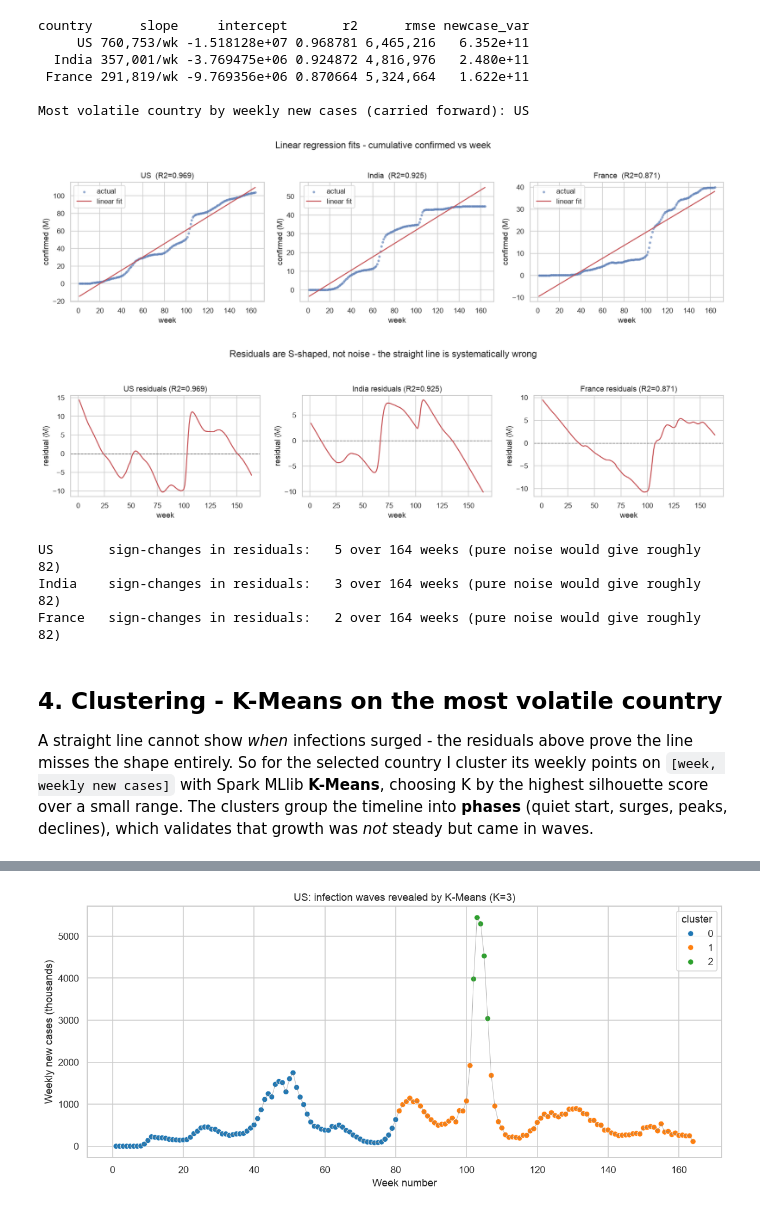
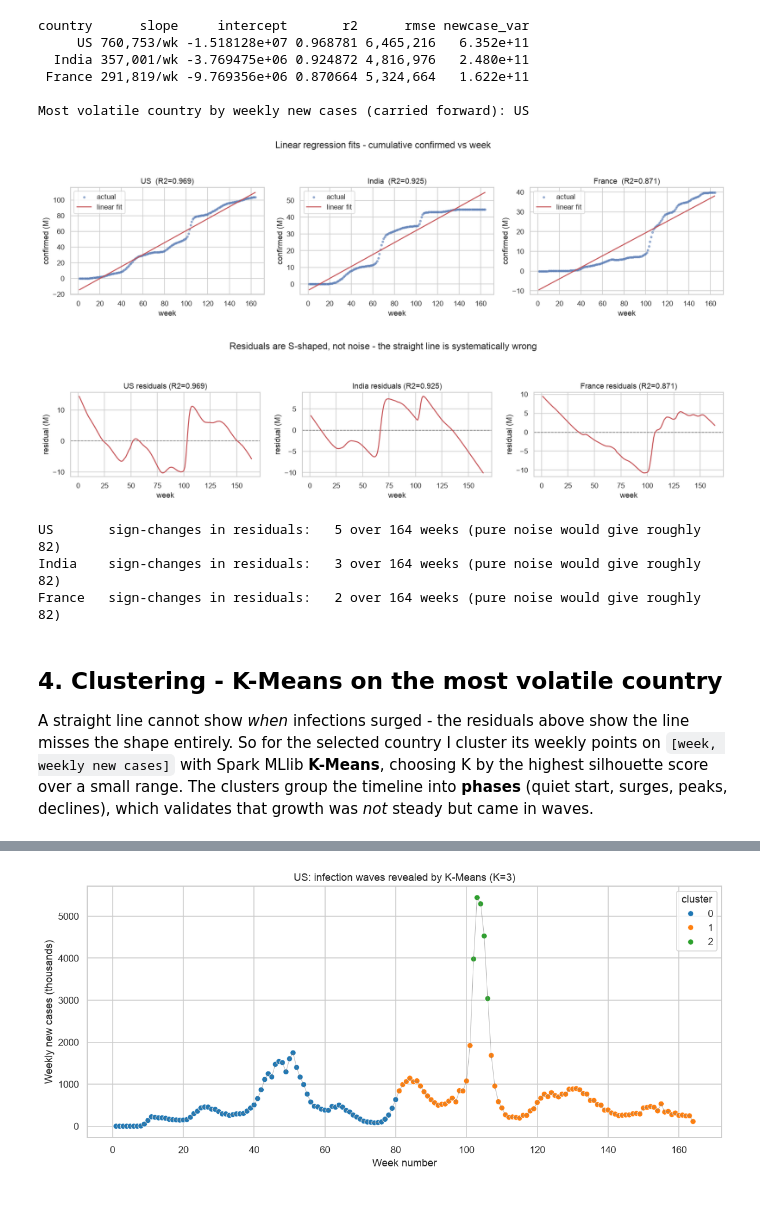
Before and after one commit to lfariabr/masters-swe-ai, a Jupyter notebook: 2026-T2/BDA/assignments/Assessment3/notebook/BDA601FariaLuis_Assessment3.ipynb, the cells around one changed output, grey strips where cells are left out. Saved outputs shown, nothing was run; the diff lists cells and outputs as text; code cells hidden in the pictures.

```diff
--- a/2026-T2/BDA/assignments/Assessment3/notebook/BDA601FariaLuis_Assessment3.ipynb
+++ b/2026-T2/BDA/assignments/Assessment3/notebook/BDA601FariaLuis_Assessment3.ipynb
@@ -279,17 +280,18 @@ Most volatile country by weekly new cases (carried forward): US
 # %%
 # Plot the three regression fits.
 fig, axes = plt.subplots(1, 3, figsize=(15, 4))
 for ax, c in zip(axes, TOP3):
     d = weekly[weekly["Country/Region"] == c]
     slope, intercept = fits[c]
     ax.scatter(d["week"], d["confirmed"] / 1e6, s=8, alpha=0.5, label="actual")
     ax.plot(d["week"], (slope * d["week"] + intercept) / 1e6, "r-", label="linear fit")
     r2 = reg.loc[reg.country == c, "r2"].values[0]
     ax.set_title(f"{c}  (R2={r2:.3f})"); ax.set_xlabel("week"); ax.set_ylabel("confirmed (M)"); ax.legend()
-plt.suptitle("Linear regression fits - cumulative confirmed vs week", y=1.03)
-plt.tight_layout(); plt.savefig(FIG_DIR / "fig02_regression_fits.png"); plt.show()
+plt.suptitle("Linear regression fits - cumulative confirmed vs week", y=0.99)
+# rect reserves headroom so the suptitle stays inside the saved bounding box.
+plt.tight_layout(rect=[0, 0, 1, 0.93]); plt.savefig(FIG_DIR / "fig02_regression_fits.png"); plt.show()
 # %% [output]
-[figure, old version]
+[figure, new version]
 # %%
 # Residual diagnostics: if a straight line were adequate, these would look like noise around zero.
 fig, axes = plt.subplots(1, 3, figsize=(15, 3.6), sharey=False)
@@ -299,8 +301,8 @@ for ax, c in zip(axes, TOP3):
     ax.plot(d["week"], residuals[c] / 1e6, color="#C44E52", lw=1.5)
     r2 = reg.loc[reg.country == c, "r2"].values[0]
     ax.set_title(f"{c} residuals (R2={r2:.3f})"); ax.set_xlabel("week"); ax.set_ylabel("residual (M)")
-plt.suptitle("Residuals are S-shaped, not noise - the straight line is systematically wrong", y=1.06)
-plt.tight_layout(); plt.savefig(FIG_DIR / "fig06_regression_residuals.png"); plt.show()
+plt.suptitle("Residuals are S-shaped, not noise - the straight line is systematically wrong", y=0.99)
+plt.tight_layout(rect=[0, 0, 1, 0.90]); plt.savefig(FIG_DIR / "fig06_regression_residuals.png"); plt.show()
 
 # Quantify the structure: how many runs of consecutive same-sign residuals?
 for c in TOP3:
@@ -309,14 +311,14 @@ for c in TOP3:
     print(f"{c:8s} sign-changes in residuals: {runs - 1:3d} over {len(signs)} weeks "
           f"(pure noise would give roughly {len(signs) // 2})")
 # %% [output]
-[figure, old version]
+[figure, new version]
 US       sign-changes in residuals:   5 over 164 weeks (pure noise would give roughly 82)
 India    sign-changes in residuals:   3 over 164 weeks (pure noise would give roughly 82)
 France   sign-changes in residuals:   2 over 164 weeks (pure noise would give roughly 82)
 # %% [markdown]
 ## 4. Clustering - K-Means on the most volatile country
 
-A straight line cannot show *when* infections surged - the residuals above prove the line misses the
+A straight line cannot show *when* infections surged - the residuals above show the line misses the
 shape entirely. So for the selected country I cluster its weekly points on `[week, weekly new cases]`
 with Spark MLlib **K-Means**, choosing K by the highest silhouette score over a small range. The
 clusters group the timeline into **phases** (quiet start, surges, peaks, declines), which validates that
```
Also changed, not shown: parts of 9 cells of this notebook, 8 other files.
